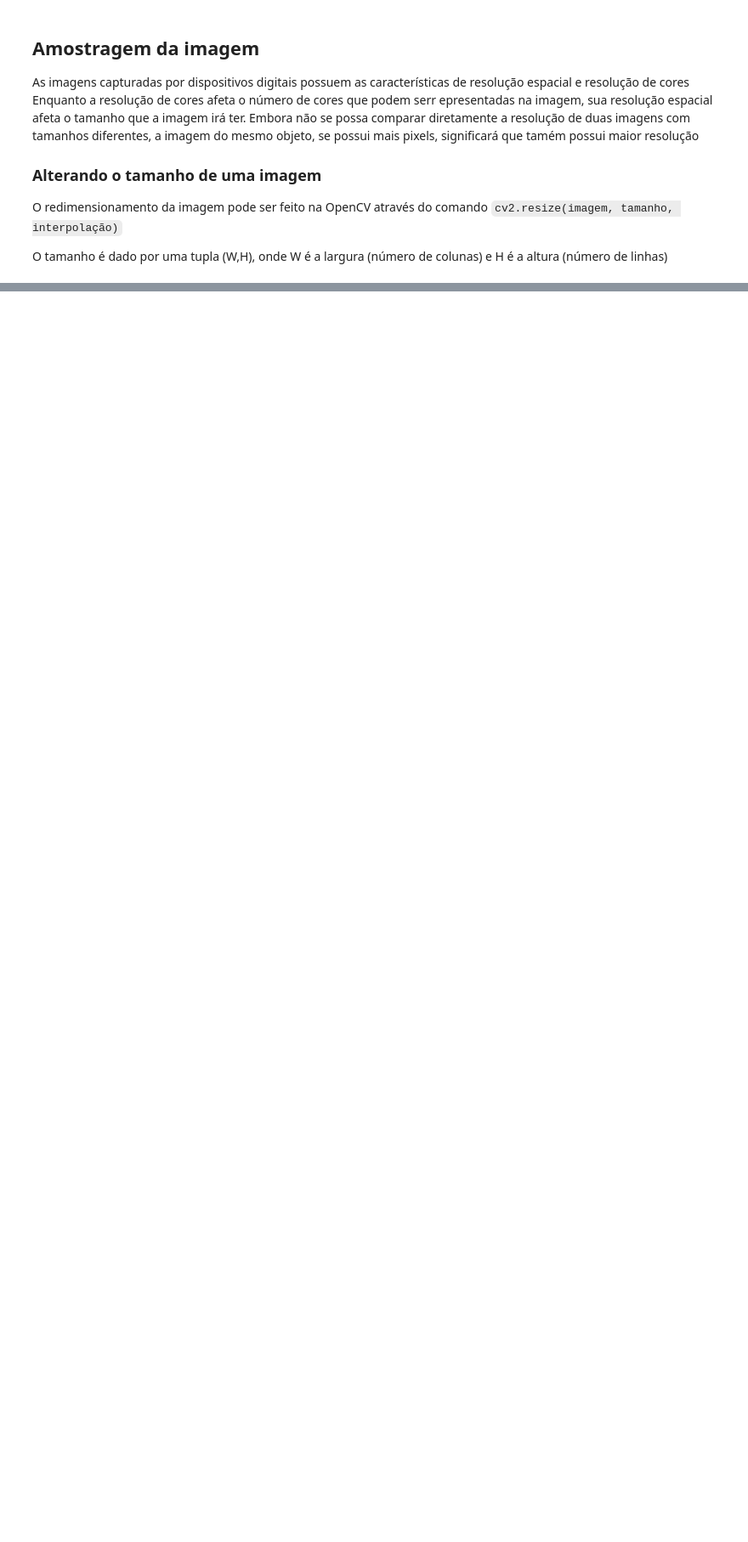
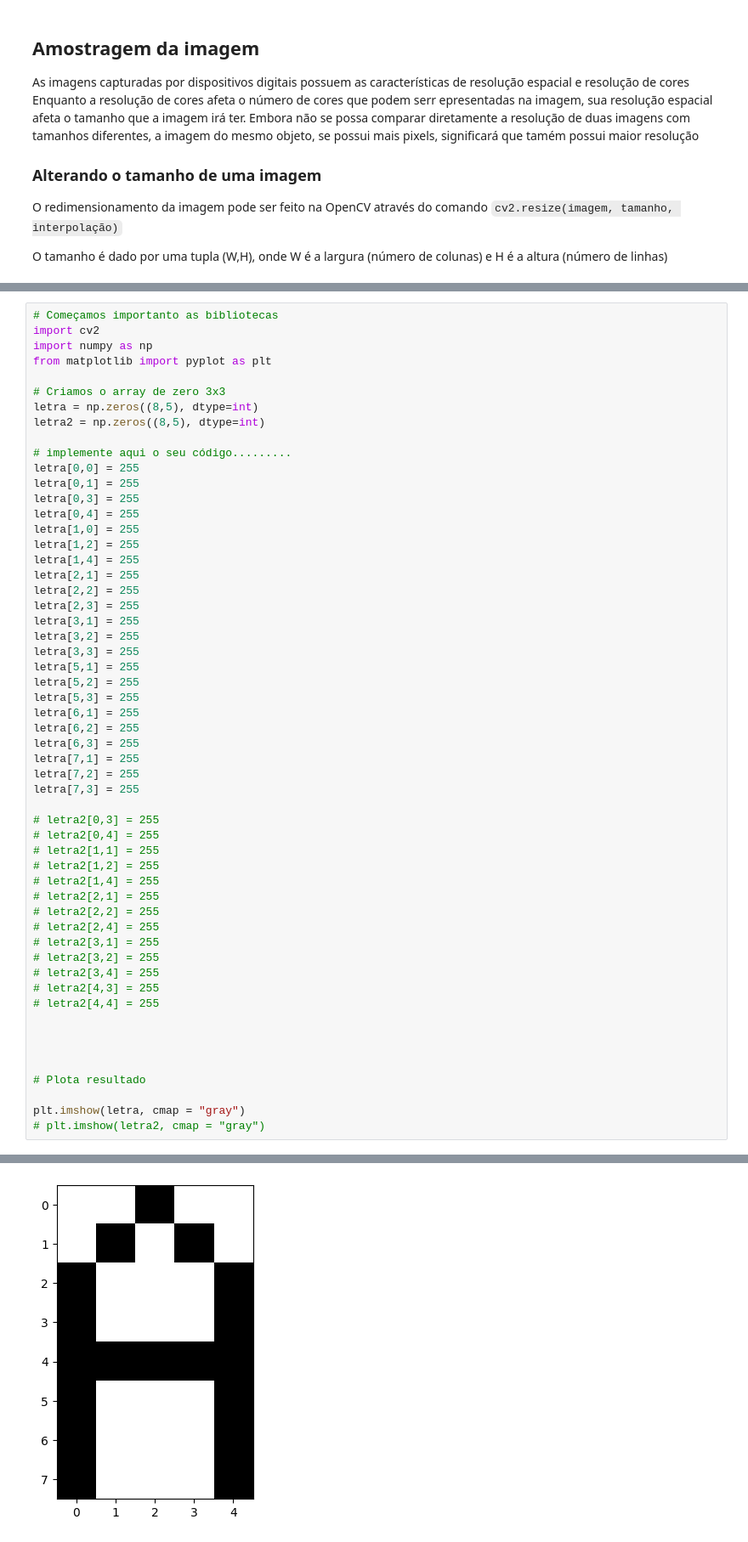
Before and after one commit to XxAbsSouza/AI-Engeneering-Fiap2025, a Jupyter notebook: Aula 1302/IntroPID.ipynb, the cells around one changed output, grey strips where cells are left out. Shown at 85% size. Drawn from its saved outputs; the diff is of its cells as text; blank space fills up the shorter version.

```diff
--- a/Aula 1302/IntroPID.ipynb
+++ b/Aula 1302/IntroPID.ipynb
@@ -287,0 +401,56 @@ O tamanho é dado por uma tupla (W,H), onde W é a largura (número de colunas)
+# %%
+# Começamos importanto as bibliotecas
+import cv2
+import numpy as np
+from matplotlib import pyplot as plt
+
+# Criamos o array de zero 3x3
+letra = np.zeros((8,5), dtype=int)
+letra2 = np.zeros((8,5), dtype=int)
+
+# implemente aqui o seu código.........
+letra[0,0] = 255
+letra[0,1] = 255
+letra[0,3] = 255
+letra[0,4] = 255
+letra[1,0] = 255
+letra[1,2] = 255
+letra[1,4] = 255
+letra[2,1] = 255
+letra[2,2] = 255
+letra[2,3] = 255
+letra[3,1] = 255
+letra[3,2] = 255
+letra[3,3] = 255
+letra[5,1] = 255
+letra[5,2] = 255
+letra[5,3] = 255
+letra[6,1] = 255
+letra[6,2] = 255
+letra[6,3] = 255
+letra[7,1] = 255
+letra[7,2] = 255
+letra[7,3] = 255
+
+# letra2[0,3] = 255
+# letra2[0,4] = 255
+# letra2[1,1] = 255
+# letra2[1,2] = 255
+# letra2[1,4] = 255
+# letra2[2,1] = 255
+# letra2[2,2] = 255
+# letra2[2,4] = 255
+# letra2[3,1] = 255
+# letra2[3,2] = 255
+# letra2[3,4] = 255
+# letra2[4,3] = 255
+# letra2[4,4] = 255
+
+
+
+
+# Plota resultado
+
+plt.imshow(letra, cmap = "gray")
+# plt.imshow(letra2, cmap = "gray")
+# %% [output]
@@ -287,0 +458 @@ O tamanho é dado por uma tupla (W,H), onde W é a largura (número de colunas)
+[figure, added]
```
Also changed, not shown: parts of 23 cells of this notebook, 10 other files.
